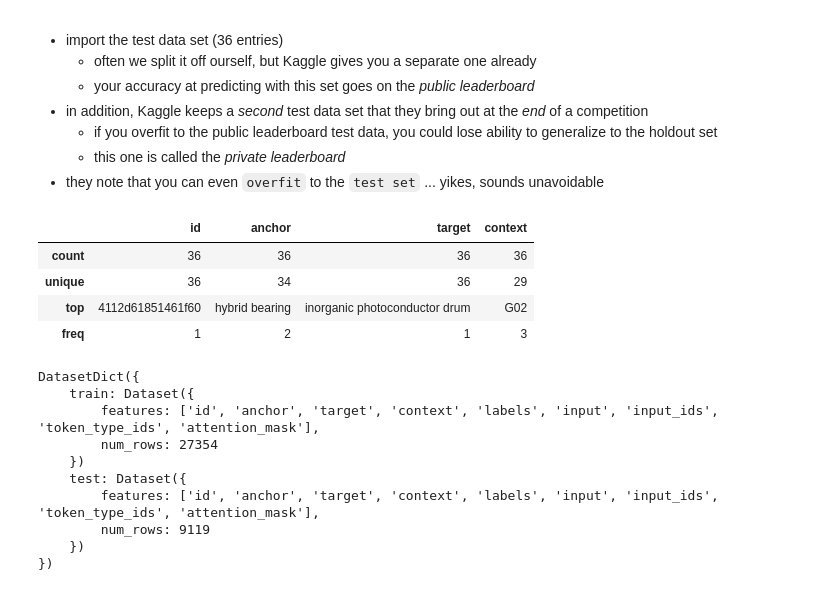
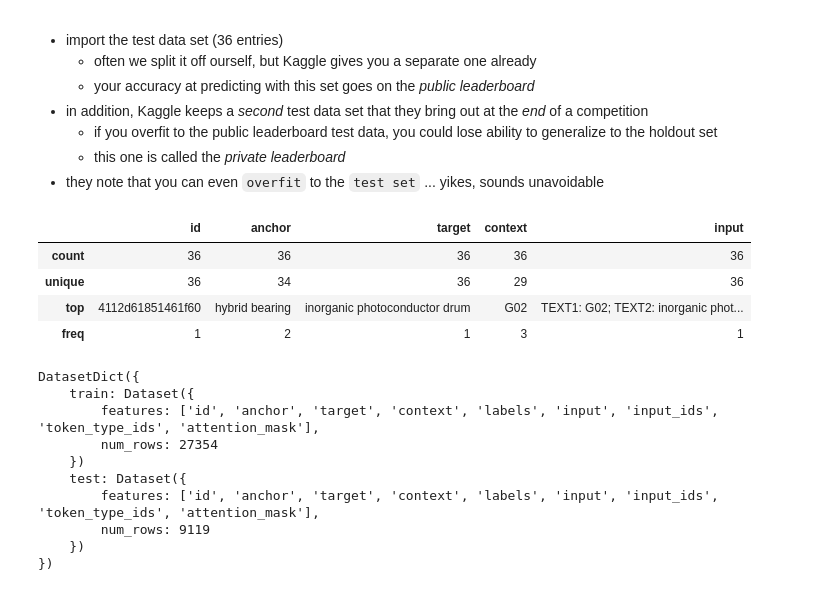
Before and after one commit to CombatWombatHub/aiml-notes, a Jupyter notebook: docs/source/portfolio/kaggle/nlp_beginners_guide.ipynb, the cells around one changed output. Cells and saved outputs as stored; diff of their text form; code cells hidden in the pictures.

```diff
--- a/docs/source/portfolio/kaggle/nlp_beginners_guide.ipynb
+++ b/docs/source/portfolio/kaggle/nlp_beginners_guide.ipynb
@@ -134,9 +132,9 @@ Dataset({
 - these are pre-trained models, already adept at parsing natural language
 - use the `AutoTokenizer`
 # %%
-model_nm = "microsoft/deberta-v3-small"  # select a pretrained model from Hugging Face model hub
+model_name = "microsoft/deberta-v3-small"  # select a pretrained model from Hugging Face model hub
 # get the tokenization that was used with the pretrained model, make into a tokenizer object to use on our inputs
-tokz = AutoTokenizer.from_pretrained(model_nm)  # , use_fast=False) would use a slower tokenizer
+tokz = AutoTokenizer.from_pretrained(model_name)  # , use_fast=False) would use a slower tokenizer
 # %% [markdown]
 Show how the tokenizer splits text into tokens
 - uncommon words are split into subwords (like `G'day` → `_G`, `'`, `day`)
@@ -251,16 +250,19 @@ Dataset({
     - this one is called the *private leaderboard*
 - they note that you can even `overfit` to the `test set` ... yikes, sounds unavoidable
 # %%
-# import the CSV with all the test data
-# (name it "eval" to avoid confusion with the "test" split of the training data)
+# import test data csv, naming it "eval" to avoid confusion with the "test" split of the training data
 eval_df = pd.read_csv(data_dir / "test.csv")
+# add in the same style of input column that we added to the other dataset
+eval_df['input'] = 'TEXT1: ' + eval_df.context + '; TEXT2: ' + eval_df.target + '; ANC1: ' + eval_df.anchor
+# convert the DataFrame to a DataSet for Transformers same as the other one
+eval_ds = Dataset.from_pandas(eval_df).map(tok_func, batched=True)
 eval_df.describe()
 # %% [output]
-|  | id | anchor | target | context |
-| count | 36 | 36 | 36 | 36 |
-| unique | 36 | 34 | 36 | 29 |
-| top | 4112d61851461f60 | hybrid bearing | inorganic photoconductor drum | G02 |
-| freq | 1 | 2 | 1 | 3 |
+|  | id | anchor | target | context | input |
+| count | 36 | 36 | 36 | 36 | 36 |
+| unique | 36 | 34 | 36 | 29 | 36 |
+| top | 4112d61851461f60 | hybrid bearing | inorganic photoconductor drum | G02 | TEXT1: G02; TEXT2: inorganic phot... |
+| freq | 1 | 2 | 1 | 3 | 1 |
 # %%
 # split off a quarter of the training data to use as a validation set
 dds = tok_ds.train_test_split(0.25, seed=42)
```
Also changed, not shown: parts of 12 cells of this notebook, 4 other files.
